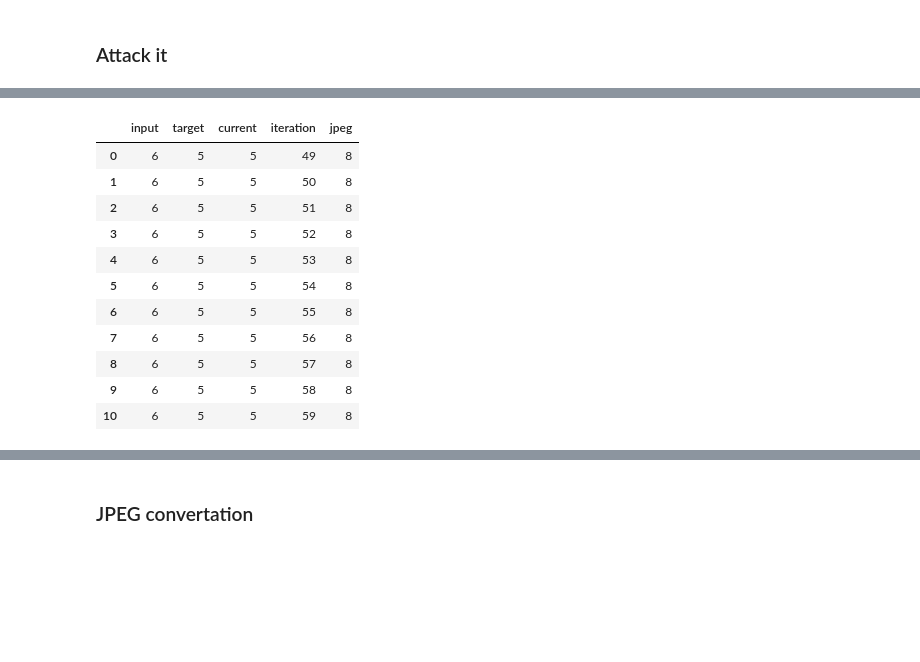
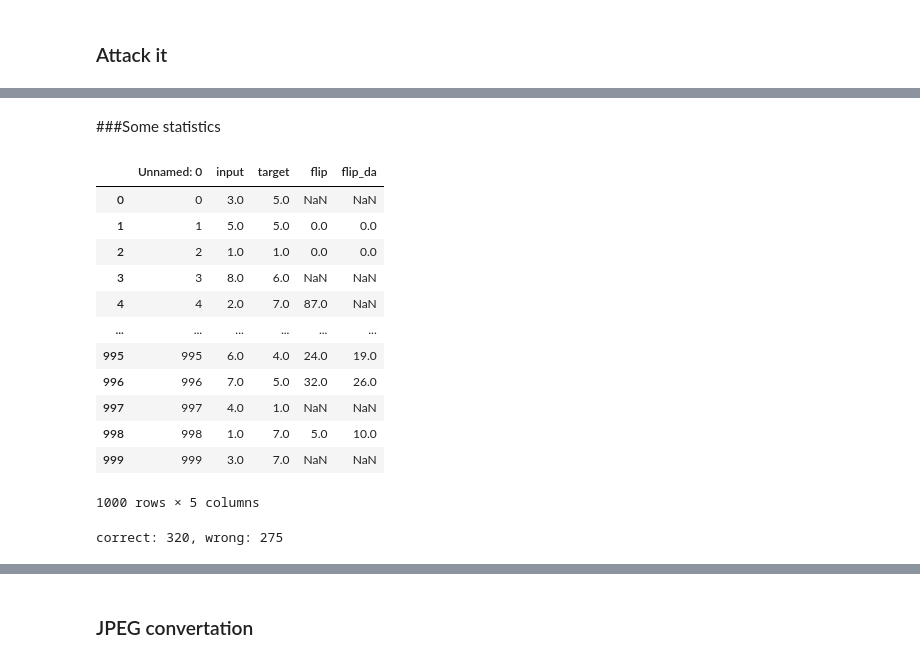
Before and after one commit to a-chubcheva/Excessive-invariance, a Jupyter notebook: autoencoder.ipynb, the cells around one changed output, grey strips where cells are left out. Cells and saved outputs as stored; diff of their text form; code cells hidden in the pictures; blank space fills up the shorter version.

```diff
--- a/autoencoder.ipynb
+++ b/autoencoder.ipynb
@@ -559,15 +410,0 @@ no domain adaptation: label 5, flip iter: 49
-# %%
-df
-# %% [output]
-|  | input | target | current | iteration | jpeg |
-| 0 | 6 | 5 | 5 | 49 | 8 |
-| 1 | 6 | 5 | 5 | 50 | 8 |
-| 2 | 6 | 5 | 5 | 51 | 8 |
-| 3 | 6 | 5 | 5 | 52 | 8 |
-| 4 | 6 | 5 | 5 | 53 | 8 |
-| 5 | 6 | 5 | 5 | 54 | 8 |
-| 6 | 6 | 5 | 5 | 55 | 8 |
-| 7 | 6 | 5 | 5 | 56 | 8 |
-| 8 | 6 | 5 | 5 | 57 | 8 |
-| 9 | 6 | 5 | 5 | 58 | 8 |
-| 10 | 6 | 5 | 5 | 59 | 8 |
@@ -573,0 +426,29 @@ df
+# %% [markdown]
+###Some statistics
+# %%
+# flip: current label = target label
+df1 = pd.read_csv('test_domain_adaptation.csv')
+df1
+# %% [output]
+|  | Unnamed: 0 | input | target | flip | flip_da |
+| 0 | 0 | 3.0 | 5.0 | NaN | NaN |
+| 1 | 1 | 5.0 | 5.0 | 0.0 | 0.0 |
+| 2 | 2 | 1.0 | 1.0 | 0.0 | 0.0 |
+| 3 | 3 | 8.0 | 6.0 | NaN | NaN |
+| 4 | 4 | 2.0 | 7.0 | 87.0 | NaN |
+| ... | ... | ... | ... | ... | ... |
+| 995 | 995 | 6.0 | 4.0 | 24.0 | 19.0 |
+| 996 | 996 | 7.0 | 5.0 | 32.0 | 26.0 |
+| 997 | 997 | 4.0 | 1.0 | NaN | NaN |
+| 998 | 998 | 1.0 | 7.0 | 5.0 | 10.0 |
+| 999 | 999 | 3.0 | 7.0 | NaN | NaN |
+1000 rows × 5 columns
+# %%
+tmp = df1[df1['flip'].notnull()]
+correct = len(tmp[tmp['flip_da'].isna()])
+tmp = tmp[tmp['flip_da'].notnull()]
+correct += len(tmp[tmp['flip_da'] > tmp['flip']])
+wrong = len(tmp[tmp['flip_da'] <= tmp['flip']])
+print('correct: {}, wrong: {}'.format(correct, wrong))
+# %% [output]
+correct: 320, wrong: 275
```
Also changed, not shown: parts of 29 cells of this notebook.
